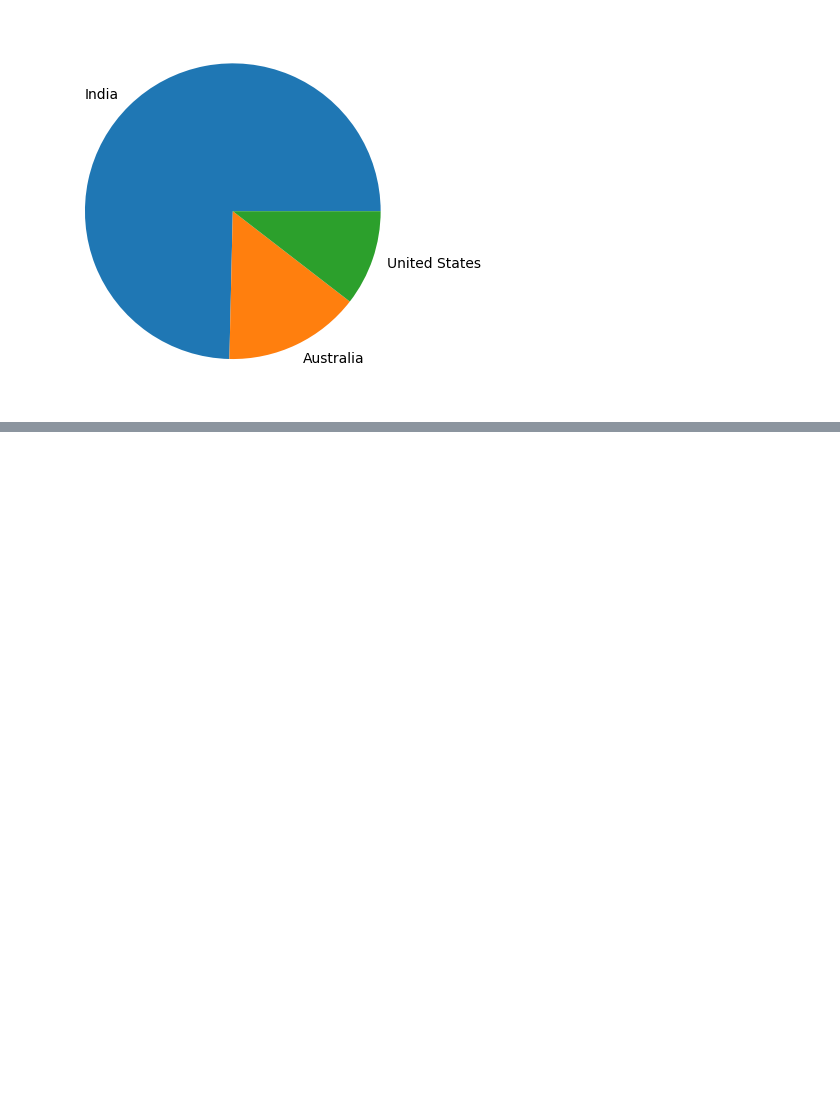
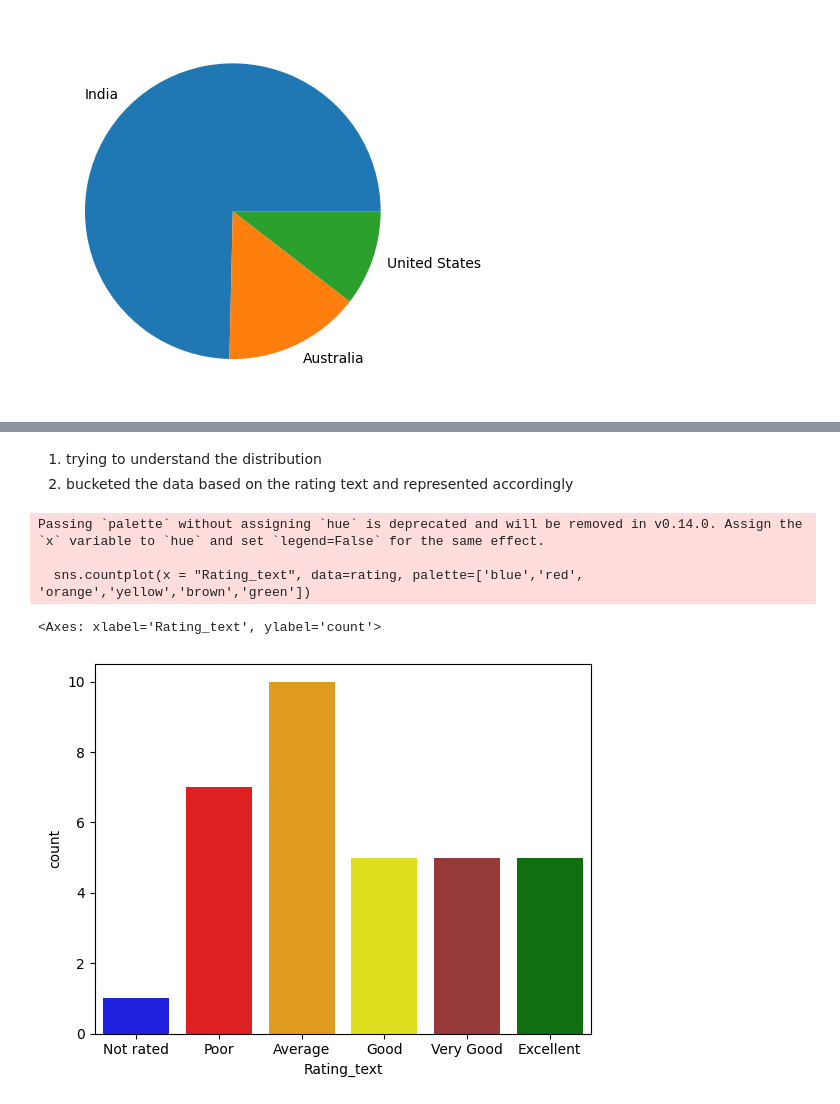
Before and after one commit to surendarmanoj/data-science, a Jupyter notebook: Exploratory_Data_Analysis_Zomato_Dataset.ipynb, the cells around one changed output, grey strips where cells are left out. Saved outputs shown, nothing was run; the diff lists cells and outputs as text; code cells hidden in the pictures; blank space fills up the shorter version.

```diff
--- a/Exploratory_Data_Analysis_Zomato_Dataset.ipynb
+++ b/Exploratory_Data_Analysis_Zomato_Dataset.ipynb
@@ -461,0 +505,11 @@ plt.pie(df6.Country.value_counts().values[:3],labels=df6.Country.value_counts().
+# %% [markdown]
+1. trying to understand the distribution
+2. bucketed the data based on the rating text and represented accordingly
+# %%
+sns.countplot(x = "Rating_text", data=rating, palette=['blue','red', 'orange','yellow','brown','green'])
+# %% [output]
+Passing `palette` without assigning `hue` is deprecated and will be removed in v0.14.0. Assign the `x` variable to `hue` and set `legend=False` for the same effect.
+
+  sns.countplot(x = "Rating_text", data=rating, palette=['blue','red', 'orange','yellow','brown','green'])
+<Axes: xlabel='Rating_text', ylabel='count'>
+[figure, added]
```
Also changed, not shown: parts of 10 cells of this notebook.
